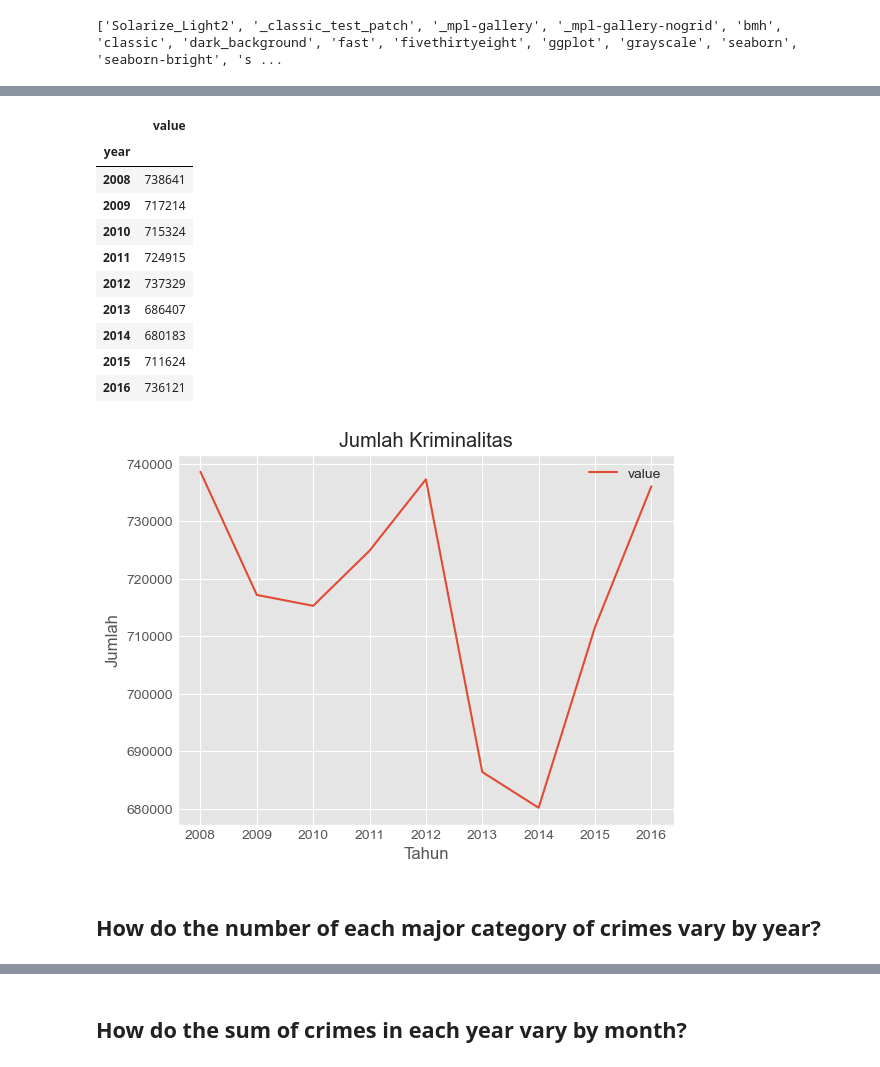
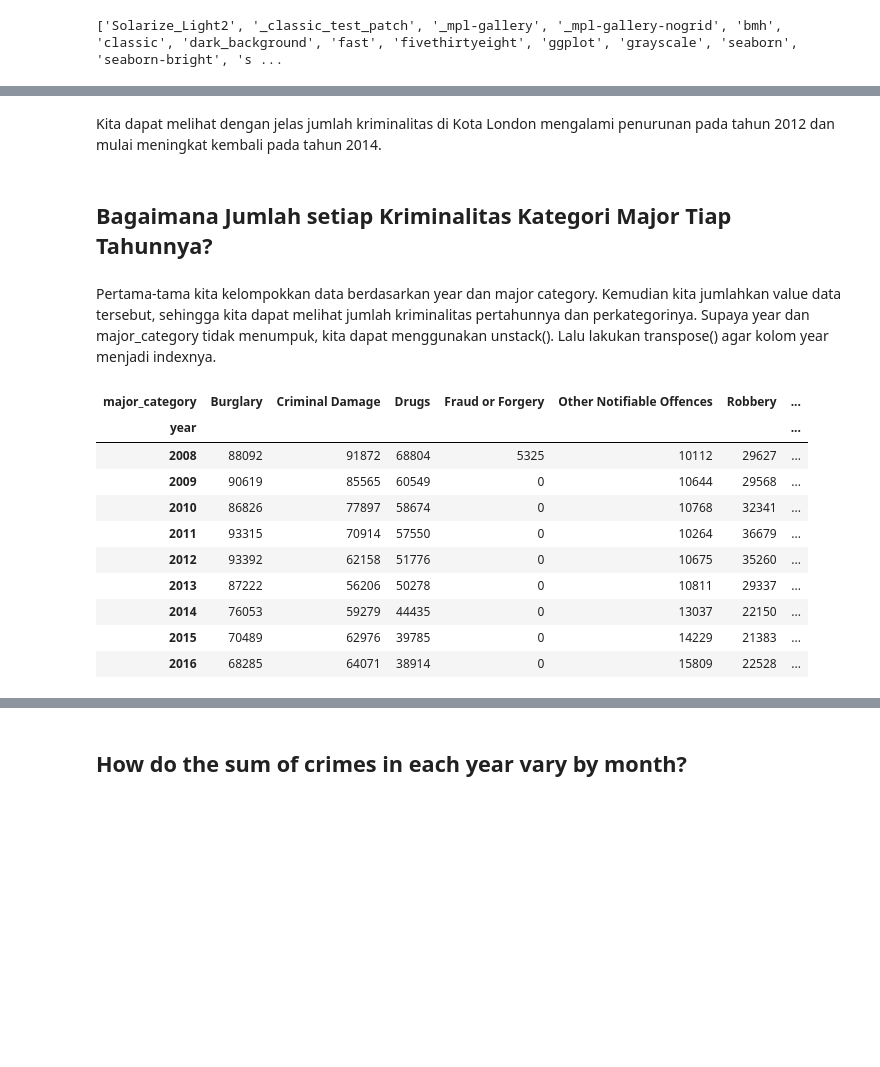
Before and after one commit to melinfebriani/PYTN_Assgn_1_4_Melin-Febriani, a Jupyter notebook: PYTN_Assgn_1_4_Melin-Febriani.ipynb, the cells around one changed output, grey strips where cells are left out. Cells and saved outputs as stored; diff of their text form; code cells hidden in the pictures; blank space fills up the shorter version.

```diff
--- a/PYTN_Assgn_1_4_Melin-Febriani.ipynb
+++ b/PYTN_Assgn_1_4_Melin-Febriani.ipynb
@@ -17,0 +20,2 @@ import matplotlib.pyplot as plt
+# %%
+df_crimes = pd.read_csv('E:\Cool Yeah\Hacktiv8\London Crime Data\Data\london_crime_by_lsoa.csv')
@@ -60,29 +93,23 @@ Kita dapat melihat bahwa data memiliki 13490604 baris dan 7 kolom. Kita akan men
+# %% [markdown]
+Kita dapat melihat dengan jelas jumlah kriminalitas di Kota London mengalami penurunan pada tahun 2012 dan mulai meningkat kembali pada tahun 2014.
+# %% [markdown]
+## Bagaimana Jumlah setiap Kriminalitas Kategori Major Tiap Tahunnya?
+# %% [markdown]
+Pertama-tama kita kelompokkan data berdasarkan year dan major category. Kemudian kita jumlahkan value data tersebut, sehingga kita dapat melihat jumlah kriminalitas pertahunnya dan perkategorinya. Supaya year dan major_category tidak menumpuk, kita dapat menggunakan unstack(). Lalu lakukan transpose() agar kolom year menjadi indexnya.
 # %%
-num_of_crime = pd.DataFrame(
-    df_crime.groupby(['year'])['value'].sum()
+df_year_maj_ctg = pd.DataFrame(
+    df_crimes.groupby(['major_category','year'])['value'].sum().unstack().transpose()
 )
-num_of_crime
+df_year_maj_ctg
 # %% [output]
-|  | value |
-| year |  |
-| 2008 | 738641 |
-| 2009 | 717214 |
-| 2010 | 715324 |
-| 2011 | 724915 |
-| 2012 | 737329 |
-| 2013 | 686407 |
-| 2014 | 680183 |
-| 2015 | 711624 |
-| 2016 | 736121 |
+| major_category | Burglary | Criminal Damage | Drugs | Fraud or Forgery | Other Notifiable Offences | Robbery | ... |
+| year |  |  |  |  |  |  | ... |
+| 2008 | 88092 | 91872 | 68804 | 5325 | 10112 | 29627 | ... |
+| 2009 | 90619 | 85565 | 60549 | 0 | 10644 | 29568 | ... |
+| 2010 | 86826 | 77897 | 58674 | 0 | 10768 | 32341 | ... |
+| 2011 | 93315 | 70914 | 57550 | 0 | 10264 | 36679 | ... |
+| 2012 | 93392 | 62158 | 51776 | 0 | 10675 | 35260 | ... |
+| 2013 | 87222 | 56206 | 50278 | 0 | 10811 | 29337 | ... |
+| 2014 | 76053 | 59279 | 44435 | 0 | 13037 | 22150 | ... |
+| 2015 | 70489 | 62976 | 39785 | 0 | 14229 | 21383 | ... |
+| 2016 | 68285 | 64071 | 38914 | 0 | 15809 | 22528 | ... |
-# %%
-num_of_crime.plot(kind='line')
-
-plt.title('Jumlah Kriminalitas')
-plt.xlabel('Tahun')
-plt.ylabel('Jumlah')
-
-plt.show()
-# %% [output]
-[figure, removed]
-# %% [markdown]
-## How do the number of each major category of crimes vary by year?
```
Also changed, not shown: parts of 30 cells of this notebook.
